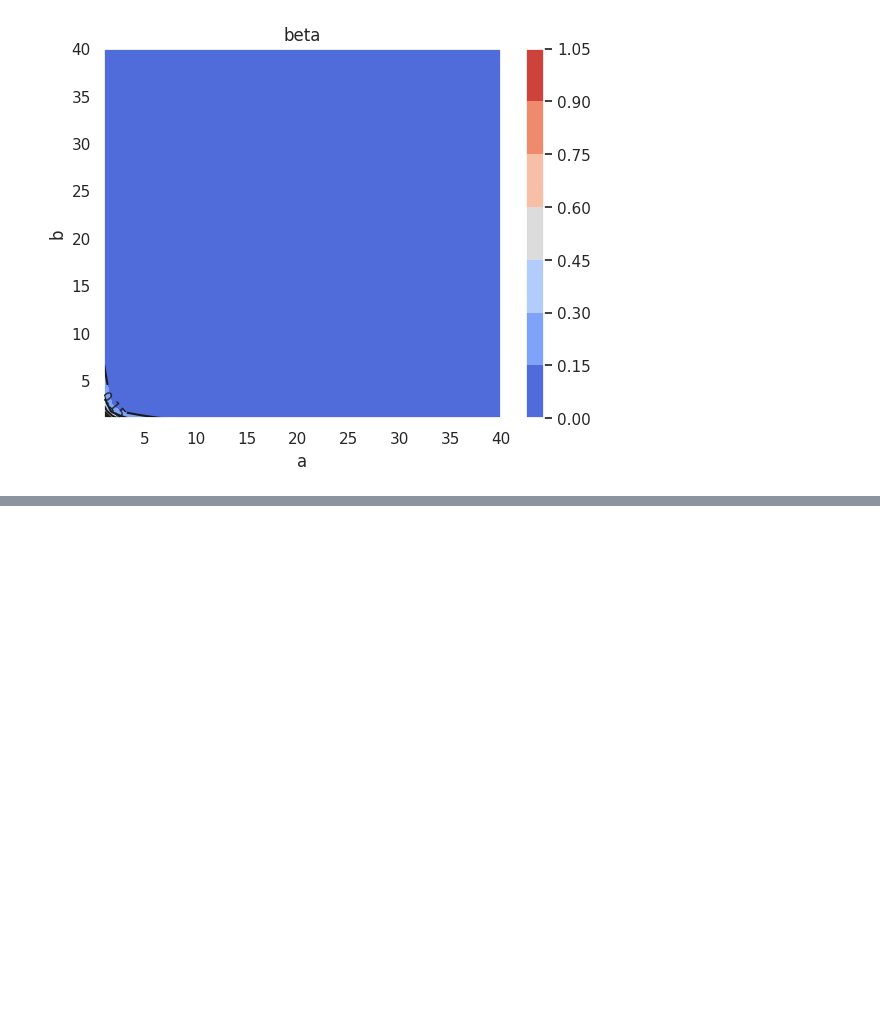
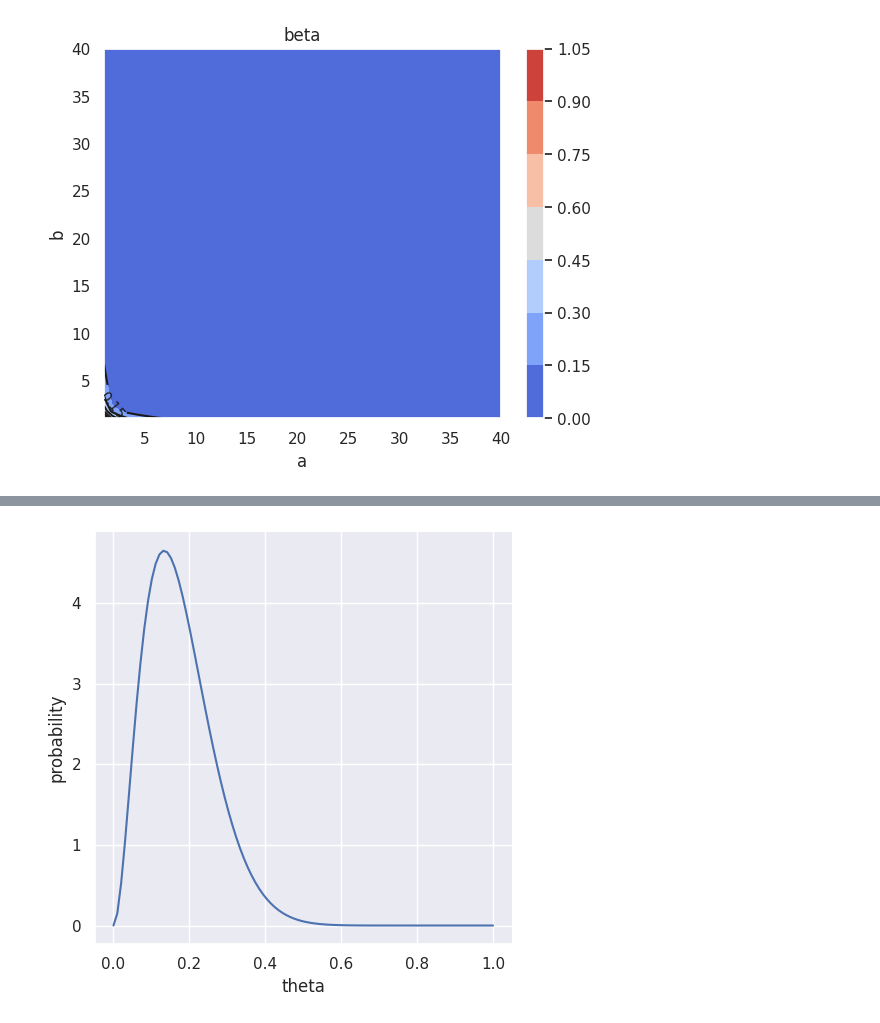
Before and after one commit to savioursho/a-first-cource-in-baysian-statistical-methods, a Jupyter notebook: notebooks/chapter03/chapter03.ipynb, the cells around one changed output, grey strips where cells are left out. Saved outputs shown, nothing was run; the diff lists cells and outputs as text; code cells hidden in the pictures; blank space fills up the shorter version.

```diff
--- a/notebooks/chapter03/chapter03.ipynb
+++ b/notebooks/chapter03/chapter03.ipynb
@@ -578,6 +578,10 @@ def summarise_binom_beta(a, b, y, n, print_results=False):
     results_dict["posterior_var"] = posterior_var
     results_dict["posterior_std"] = np.sqrt(posterior_var)
 
+    # 事後モード
+    posterior_mode = (a_posterior - 1) / (a_posterior + b_posterior - 2)
+    results_dict["posterior_mode"] = posterior_mode
+
     # 信用区間
     credible_interval = stats.beta.interval(
         confidence=0.95, a=a_posterior, b=b_posterior
@@ -592,6 +596,7 @@ def summarise_binom_beta(a, b, y, n, print_results=False):
         )
         print("Posterior Mean:\n", f"\t {posterior_mean}", end="\n")
         print("Posterior Variance:\n", f"\t {posterior_var}", end="\n")
+        print("Posterior Mode:\n", f"\t {posterior_mode}", end="\n")
         print("95% Credible Interval:\n", f"\t {credible_interval}", end="\n")
 
     return results_dict
@@ -955,0 +965,11 @@ plot_beta_func((1, 40))
+# %%
+# 先行実験の結果
+n1 = 15
+y1 = 2
+
+# 事前分布のパラメータ
+a = 1
+b = 1
+
+# thetaの事後分布
+results_3_7_a = summarise_binom_beta(a=a, b=b, y=y1, n=n1, print_results=True)
@@ -955,0 +987,22 @@ plot_beta_func((1, 40))
+# %%
+def plot_3_7_a():
+    theta = np.linspace(0, 1, 100)
+    df = pd.DataFrame(
+        {
+            "theta": theta,
+            "probability": stats.beta.pdf(
+                theta, a=results_3_7_a["a_posterior"], b=results_3_7_a["b_posterior"]
+            ),
+        }
+    )
+    sns.relplot(
+        df,
+        x="theta",
+        y="probability",
+        kind="line",
+    )
+
+
+plot_3_7_a()
+# %% [output]
+[figure, added]
```
Also changed, not shown: parts of 3 cells of this notebook, 11 other files.
